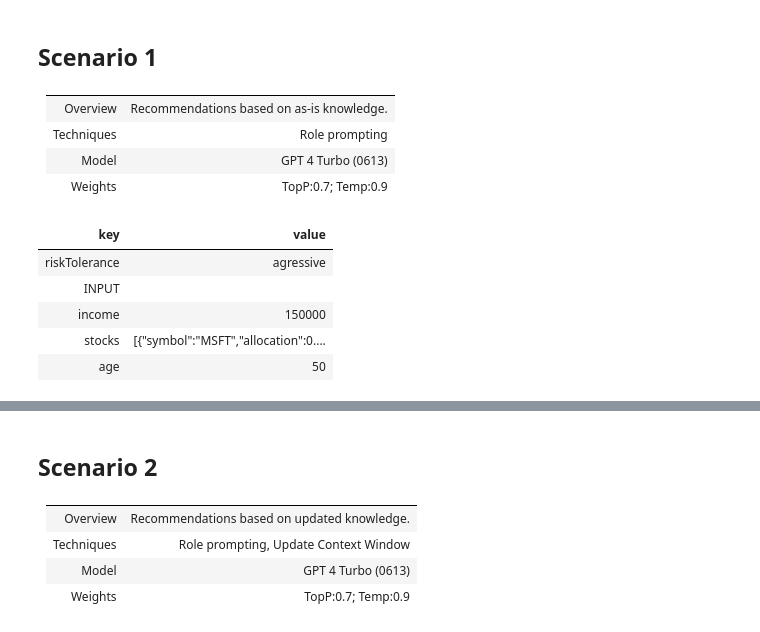
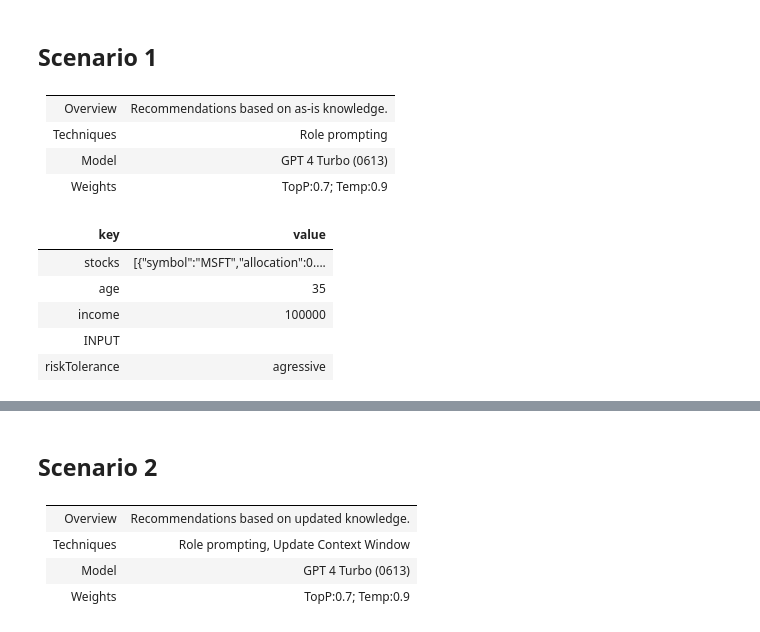
Before and after one commit to rohit-lakhanpal/build-your-own-copilot, a Jupyter notebook: notebooks/dotnet/finance/3-financial-services.ipynb, the cells around one changed output, grey strips where cells are left out. Drawn from its saved outputs; the diff is of its cells as text; code cells hidden in the pictures.

```diff
--- a/notebooks/dotnet/finance/3-financial-services.ipynb
+++ b/notebooks/dotnet/finance/3-financial-services.ipynb
@@ -74,21 +74,22 @@ Microsoft.SemanticKernel.Kernel
 | Model | GPT 4 Turbo (0613)  |
 | Weights | TopP:0.7; Temp:0.9  |
 # %%
+using System.Text.Json;
 var context = kernel.CreateNewContext();
 context.Variables["stocks"] = System.Text.Json.JsonSerializer.Serialize(new[] {
     new {symbol = "MSFT", allocation = 0.3},
     new {symbol = "ACN", allocation = 0.1},
     new {symbol = "JPM", allocation = 0.3},
     new {symbol = "PEP", allocation = 0.3}
 });
-context.Variables["age"] = "50";
-context.Variables["income"] = "150000";
+context.Variables["age"] = "35";
+context.Variables["income"] = "100000";
 context.Variables["riskTolerance"] = "agressive";
 context.Variables.Display();
 # %% [output]
 | key | value |
+| stocks | [{"symbol":"MSFT","allocation":0.... |
+| age | 35 |
+| income | 100000 |
+| INPUT |  |
 | riskTolerance | agressive |
-| INPUT |  |
-| income | 150000 |
-| stocks | [{"symbol":"MSFT","allocation":0.... |
-| age | 50 |
```
Also changed, not shown: parts of 6 cells of this notebook.
